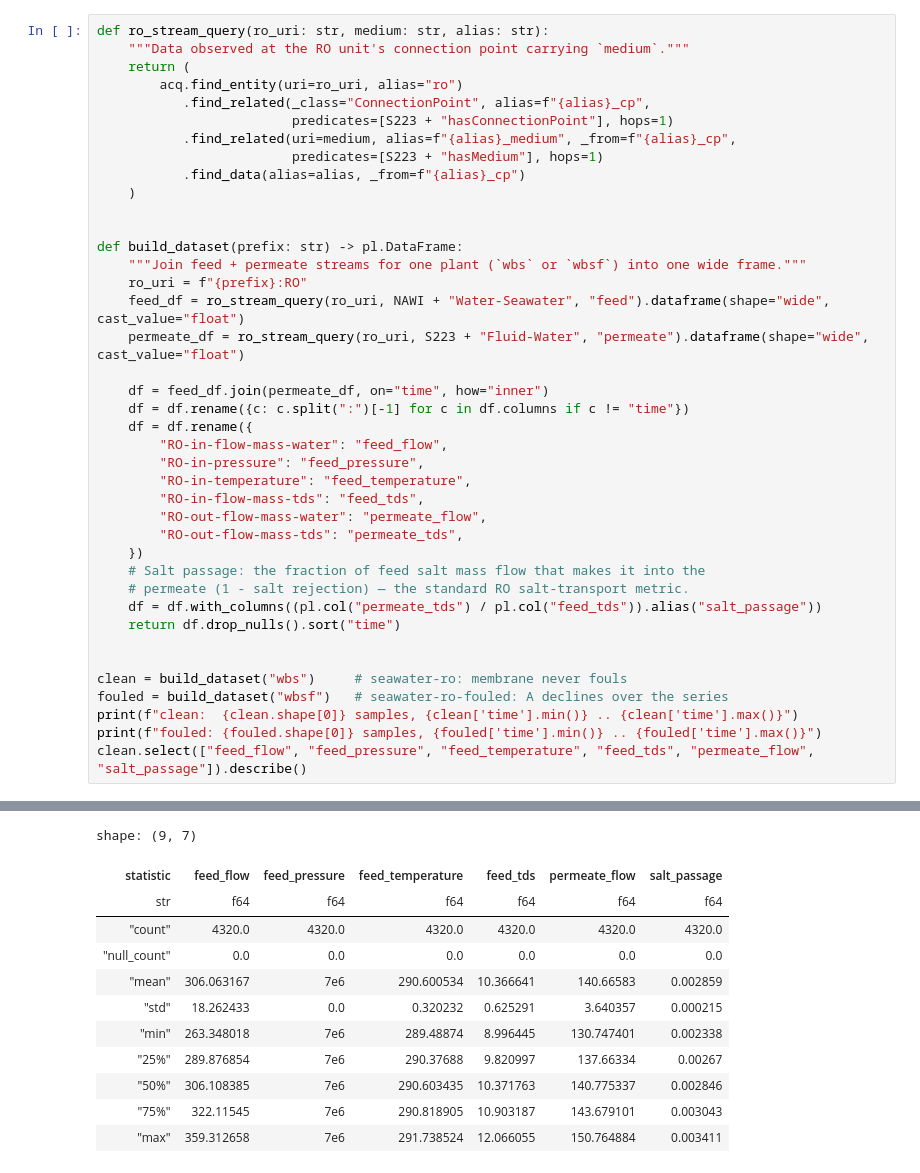
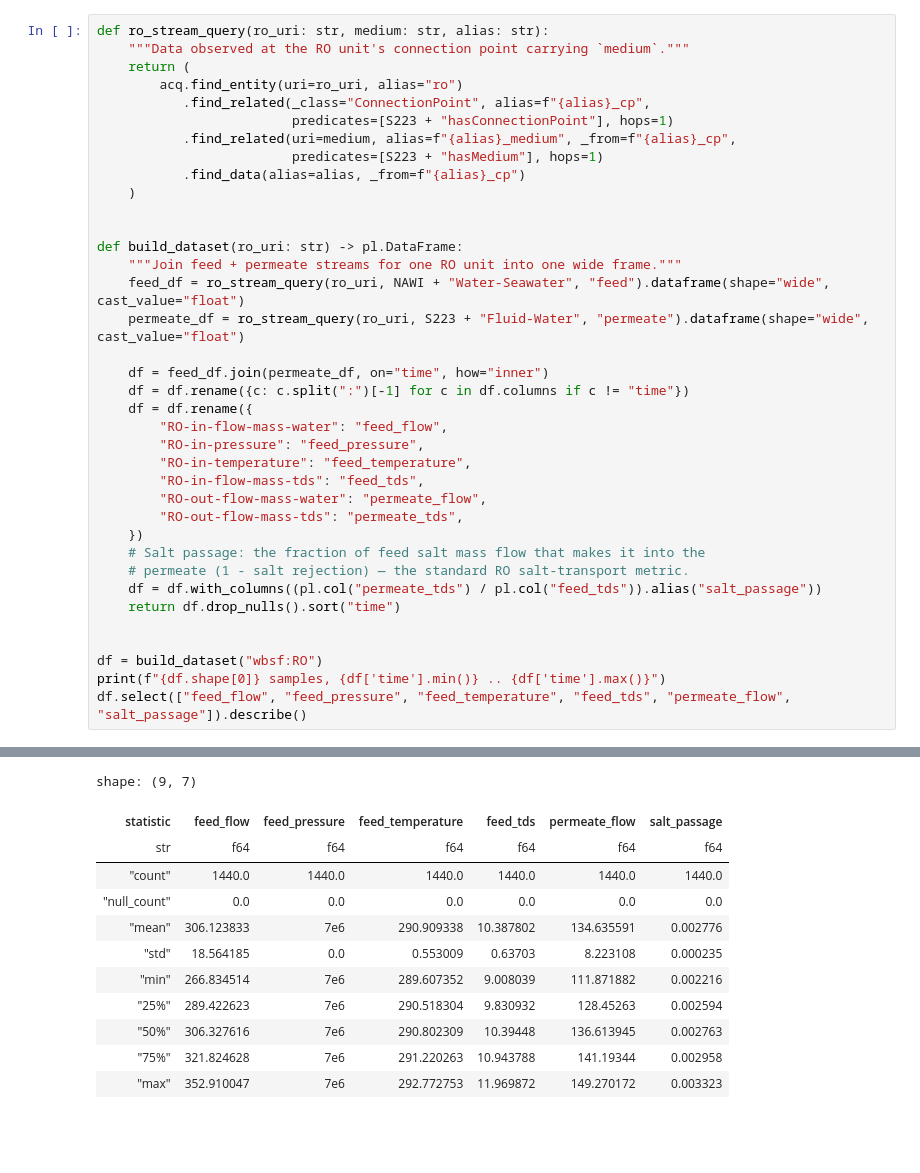
Before and after one commit to DataDrivenCPS/acquirium, a Jupyter notebook: notebooks/watertap/soft-sensor.ipynb, the cells around one changed output, grey strips where cells are left out. Saved outputs shown, nothing was run; the diff lists cells and outputs as text; blank space fills up the shorter version.

```diff
--- a/notebooks/watertap/soft-sensor.ipynb
+++ b/notebooks/watertap/soft-sensor.ipynb
@@ -70,9 +76,8 @@ def ro_stream_query(ro_uri: str, medium: str, alias: str):
     )
 
 
-def build_dataset(prefix: str) -> pl.DataFrame:
-    """Join feed + permeate streams for one plant (`wbs` or `wbsf`) into one wide frame."""
-    ro_uri = f"{prefix}:RO"
+def build_dataset(ro_uri: str) -> pl.DataFrame:
+    """Join feed + permeate streams for one RO unit into one wide frame."""
     feed_df = ro_stream_query(ro_uri, NAWI + "Water-Seawater", "feed").dataframe(shape="wide", cast_value="float")
     permeate_df = ro_stream_query(ro_uri, S223 + "Fluid-Water", "permeate").dataframe(shape="wide", cast_value="float")
 
@@ -92,9 +97,7 @@ def build_dataset(prefix: str) -> pl.DataFrame:
     return df.drop_nulls().sort("time")
 
 
-clean = build_dataset("wbs")     # seawater-ro: membrane never fouls
-fouled = build_dataset("wbsf")   # seawater-ro-fouled: A declines over the series
-print(f"clean:  {clean.shape[0]} samples, {clean['time'].min()} .. {clean['time'].max()}")
-print(f"fouled: {fouled.shape[0]} samples, {fouled['time'].min()} .. {fouled['time'].max()}")
-clean.select(["feed_flow", "feed_pressure", "feed_temperature", "feed_tds", "permeate_flow", "salt_passage"]).describe()
+df = build_dataset("wbsf:RO")
+print(f"{df.shape[0]} samples, {df['time'].min()} .. {df['time'].max()}")
+df.select(["feed_flow", "feed_pressure", "feed_temperature", "feed_tds", "permeate_flow", "salt_passage"]).describe()
 # %% [output]
@@ -103,15 +105,15 @@ fouled: 4320 samples, 2025-01-01 00:00:00+00:00 .. 2025-01-30 23:50:00+00:00
 shape: (9, 7)
 | statistic | feed_flow | feed_pressure | feed_temperature | feed_tds | permeate_flow | salt_passage |
 | str | f64 | f64 | f64 | f64 | f64 | f64 |
-| "count" | 4320.0 | 4320.0 | 4320.0 | 4320.0 | 4320.0 | 4320.0 |
+| "count" | 1440.0 | 1440.0 | 1440.0 | 1440.0 | 1440.0 | 1440.0 |
 | "null_count" | 0.0 | 0.0 | 0.0 | 0.0 | 0.0 | 0.0 |
-| "mean" | 306.063167 | 7e6 | 290.600534 | 10.366641 | 140.66583 | 0.002859 |
-| "std" | 18.262433 | 0.0 | 0.320232 | 0.625291 | 3.640357 | 0.000215 |
-| "min" | 263.348018 | 7e6 | 289.48874 | 8.996445 | 130.747401 | 0.002338 |
-| "25%" | 289.876854 | 7e6 | 290.37688 | 9.820997 | 137.66334 | 0.00267 |
-| "50%" | 306.108385 | 7e6 | 290.603435 | 10.371763 | 140.775337 | 0.002846 |
-| "75%" | 322.11545 | 7e6 | 290.818905 | 10.903187 | 143.679101 | 0.003043 |
-| "max" | 359.312658 | 7e6 | 291.738524 | 12.066055 | 150.764884 | 0.003411 |
+| "mean" | 306.123833 | 7e6 | 290.909338 | 10.387802 | 134.635591 | 0.002776 |
+| "std" | 18.564185 | 0.0 | 0.553009 | 0.63703 | 8.223108 | 0.000235 |
+| "min" | 266.834514 | 7e6 | 289.607352 | 9.008039 | 111.871882 | 0.002216 |
+| "25%" | 289.422623 | 7e6 | 290.518304 | 9.830932 | 128.45263 | 0.002594 |
+| "50%" | 306.327616 | 7e6 | 290.802309 | 10.39448 | 136.613945 | 0.002763 |
+| "75%" | 321.824628 | 7e6 | 291.220263 | 10.943788 | 141.19344 | 0.002958 |
+| "max" | 352.910047 | 7e6 | 292.772753 | 11.969872 | 149.270172 | 0.003323 |
 # %% [markdown]
 One thing stands out: `feed_pressure` has **zero variance** — this plant runs its
 high-pressure pump at a fixed 70 bar setpoint (`P1.control_volume.properties_out[0].pressure`
```
Also changed, not shown: parts of 30 cells of this notebook, 5 other files.
